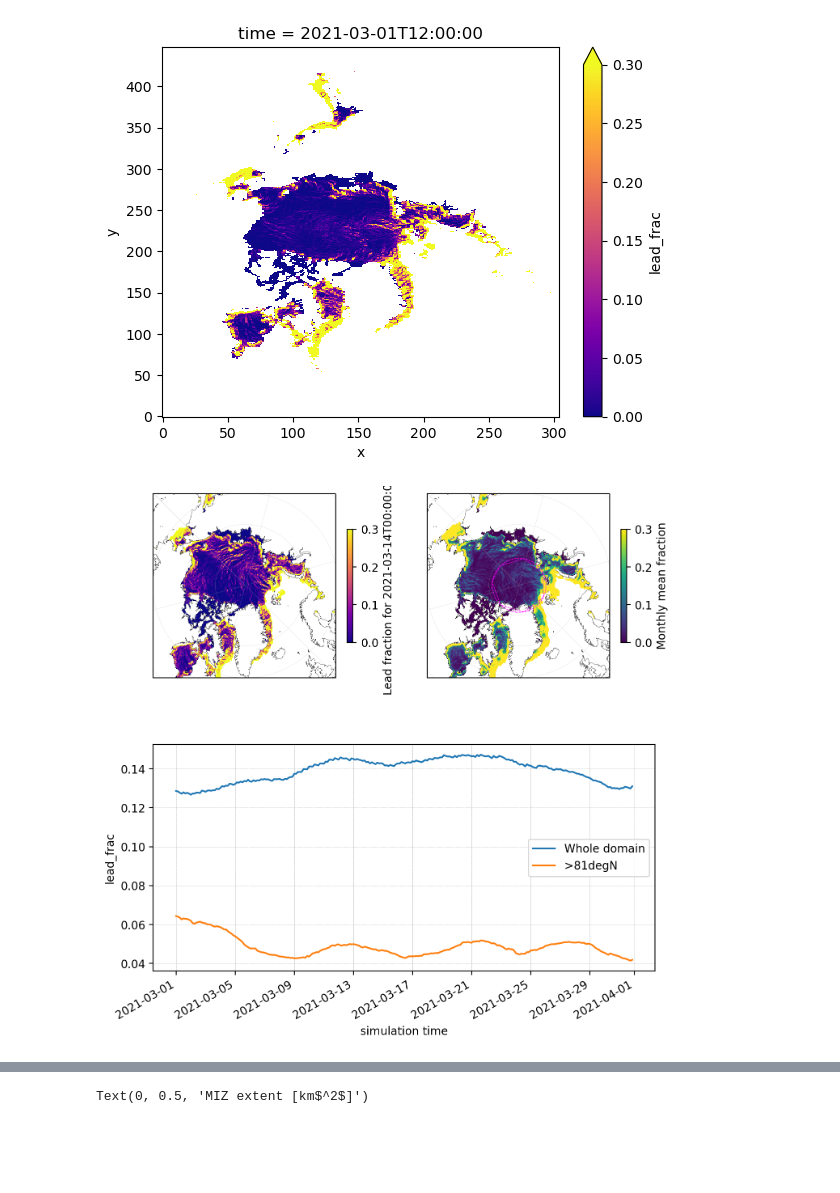
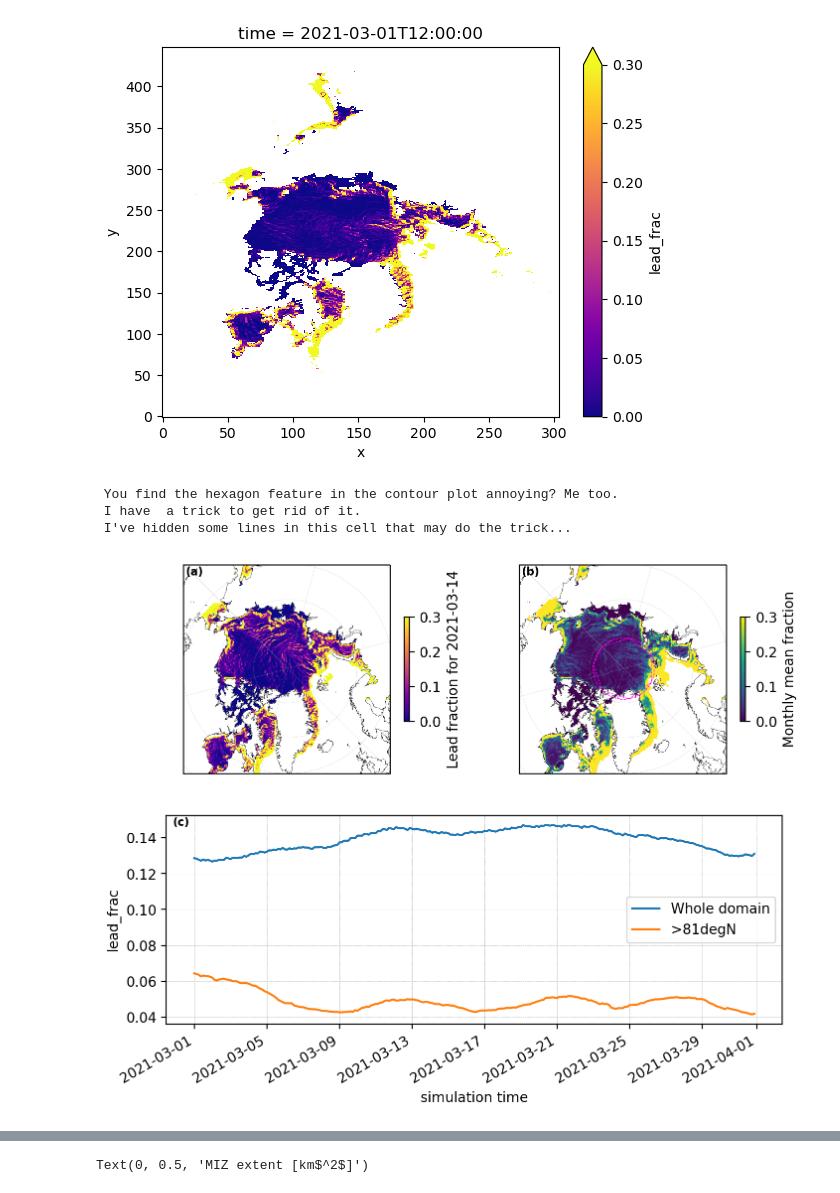
Before and after one commit to sasip-climate/notebooks-nextsim-workshop2025, a Jupyter notebook: tutorial_ww3-nextsim.ipynb, the cells around one changed output, grey strips where cells are left out. Saved outputs shown, nothing was run; the diff lists cells and outputs as text; code cells hidden in the pictures; blank space fills up the shorter version.

```diff
--- a/tutorial_ww3-nextsim.ipynb
+++ b/tutorial_ww3-nextsim.ipynb
@@ -139,6 +151,7 @@ ds_nxm['lead_frac'] = 1-ds_nxm['sic_consolidated']
 ds_nxm['lead_frac'] = ds_nxm['lead_frac'].where(ds_nxm['sic_consolidated']>=.15,np.nan)
 
 ### The conservative version, we ignore young ice, leads are only open water.
-#ds_nxm['lead_frac_conservative'] = 1-ds_nxm["sic"]
-#ds_nxm['lead_frac_conservative'] = ds_nxm['lead_frac_conservative'].where(ds_nxm["sic"]>=.15,np.nan)
+if 0:
+    ds_nxm['lead_frac_conservative'] = 1-ds_nxm["sic"]
+    ds_nxm['lead_frac_conservative'] = ds_nxm['lead_frac_conservative'].where(ds_nxm["sic"]>=.15,np.nan)
 # %%
@@ -170,42 +185,63 @@ def format_timeseries():
 ### Making a fancier figure with a proper projection etc.
 
 
 ### Let's define a box for fun
-inner_Arctic=xr.where(ds_nxm['latitude']>81,1,0)
+inner_Arctic=xr.where(ds_nxm['latitude']>=81,1,0)
+
+
+if 0: ### If 1: --> Does not trust matplotlib/cartopy to reproject coordinates properly and do some interpolation when plotting contours
+    transformed_coor=proj.transform_points(ccrs.PlateCarree(),ds_nxm['longitude'].values,ds_nxm['latitude'].values)
+    x_ster,y_ster=transformed_coor[:,:,0],transformed_coor[:,:,1]
+    use_transformed_coordinates_directly = True
+else :
+    use_transformed_coordinates_directly = False ##Otherwise, let's trust matplotlib/cartopy ability to do contour plots on a projection properly
+
+### What date are we plotting?
 time_sel="2021-03-14T00:00:00"
 
-fig=plt.figure(figsize=(8,8),dpi=200)
+fig=plt.figure(figsize=(8,6),dpi=200)
 
-### Select a snapshot with a date
+### Plot the selected snapshot
 ax=fig.add_subplot(221,projection=proj)
-
 im=ax.pcolormesh(ds_nxm['longitude'],ds_nxm['latitude'],ds_nxm['lead_frac'].sel(time=time_sel),
               transform=ccrs.PlateCarree(),cmap="plasma",vmin=0,vmax=0.3)
 cb=fig.colorbar(im, orientation='vertical',shrink=0.5)
-cb.set_label(f"Lead fraction for {time_sel}")
+cb.set_label(f"Lead fraction for {time_sel[:10]}")
 format_fancy_map(ax)
+plt.text(0.01,0.95,"(a)", fontsize=8,weight="bold",transform=ax.transAxes,color="k")
 
 ### Plot the monthly mean
 ax=fig.add_subplot(222,projection=proj)
 
 im=ax.pcolormesh(ds_nxm['longitude'],ds_nxm['latitude'],ds_nxm['lead_frac'].mean(dim="time"),
               transform=ccrs.PlateCarree(),cmap="viridis",vmin=0,vmax=0.3)
-### Add a contour of the box
-ax.contour(ds_nxm['longitude'],ds_nxm['latitude'],inner_Arctic,levels=[0.9],transform=ccrs.PlateCarree(),
-            linestyles="--",colors="magenta",linewidths=0.5)
 cb=fig.colorbar(im, orientation='vertical',shrink=0.5)
 cb.set_label(f"Monthly mean fraction")
 format_fancy_map(ax)
 
+### Add a contour to represent the box of interest
+if use_transformed_coordinates_directly:
+    ax.contour(x_ster,y_ster,inner_Arctic,levels=[0.9],linestyles="--",colors="magenta",linewidths=0.5)
+else :
+    ax.contour(ds_nxm['longitude'],ds_nxm['latitude'],inner_Arctic,levels=[0.9],transform=ccrs.PlateCarree(),
+                linestyles="--",colors="magenta",linewidths=0.5)
+plt.text(0.01,0.95,"(b)", fontsize=8,weight="bold",transform=ax.transAxes,color="k")
 
 
 ### Investigate the temporal evolution of the mean lead fraction
 ax=fig.add_subplot(212)
-
 ds_nxm['lead_frac'].mean(dim=("x","y"),skipna=None).plot(label="Whole domain")
 ds_nxm['lead_frac'].where(inner_Arctic).mean(dim=("x","y"),skipna=None).plot(label=">81degN")
 format_timeseries()
-# #### Technically we should use a weighted average for area differences between grid cells.
+plt.text(0.01,0.95,"(c)", fontsize=8,weight="bold",transform=ax.transAxes,color="k")
+
+
+print("\n You find the hexagon feature in the contour plot annoying? Me too.\n I have  a trick to get rid of it.\n I've hidden some lines in this cell that may do the trick...")
+
+##### Technically, we should use a weighted average to account for area differences between grid cells.
 # %% [output]
+ You find the hexagon feature in the contour plot annoying? Me too.
+ I have  a trick to get rid of it.
+ I've hidden some lines in this cell that may do the trick...
-[figure, old version]
+[figure, new version]
 # %% [markdown]
```
Also changed, not shown: parts of 25 cells of this notebook, 2 other files.
